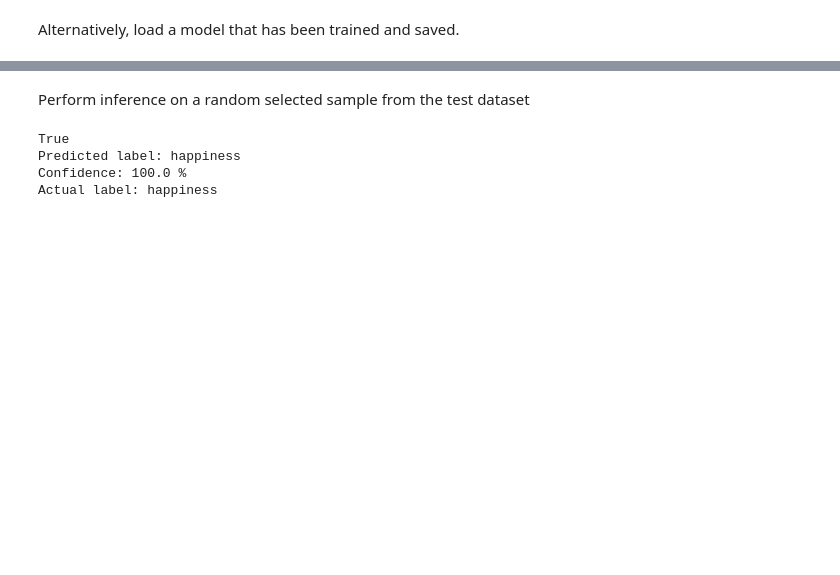
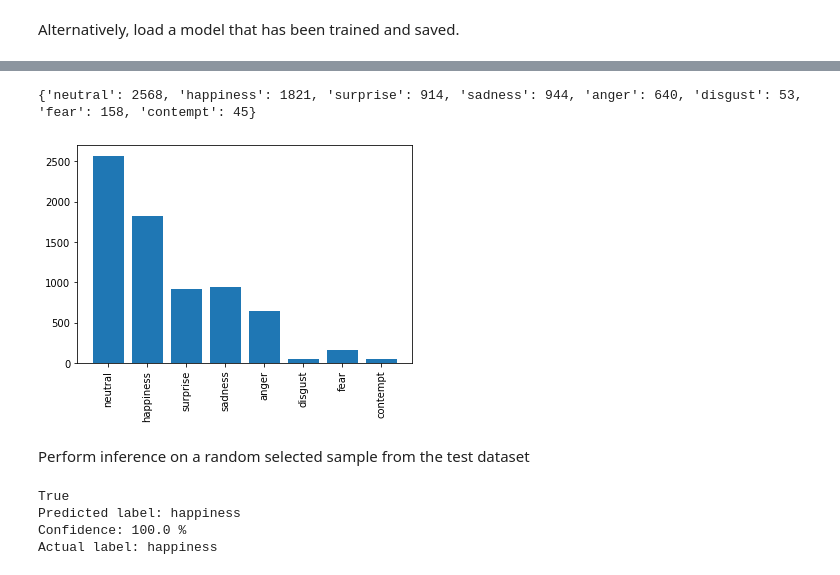
Before and after one commit to karencfisher/face_express, a Jupyter notebook: notebooks/conv_model3.ipynb, the cells around one changed output, grey strips where cells are left out. Saved outputs shown, nothing was run; the diff lists cells and outputs as text; code cells hidden in the pictures; blank space fills up the shorter version.

```diff
--- a/notebooks/conv_model3.ipynb
+++ b/notebooks/conv_model3.ipynb
@@ -264,3 +264,14 @@ ax.set_ylim(bottom + 0.5, top - 0.5);
+# %%
+classes = ['neutral', 'happiness', 'surprise', 'sadness', 'anger', 'disgust', 'fear', 'contempt']
+
+y_count = np.bincount(y_test)
+labels = {classes[i]: y_count[i] for i in range(len(classes))}
+print(labels)
+plt.bar(classes, y_count)
+plt.xticks(rotation=90);
+# %% [output]
+{'neutral': 2568, 'happiness': 1821, 'surprise': 914, 'sadness': 944, 'anger': 640, 'disgust': 53, 'fear': 158, 'contempt': 45}
+[figure, added]
 # %% [markdown]
 Perform inference on a random selected sample from the test dataset
 # %%
```
Also changed, not shown: parts of 15 cells of this notebook.
